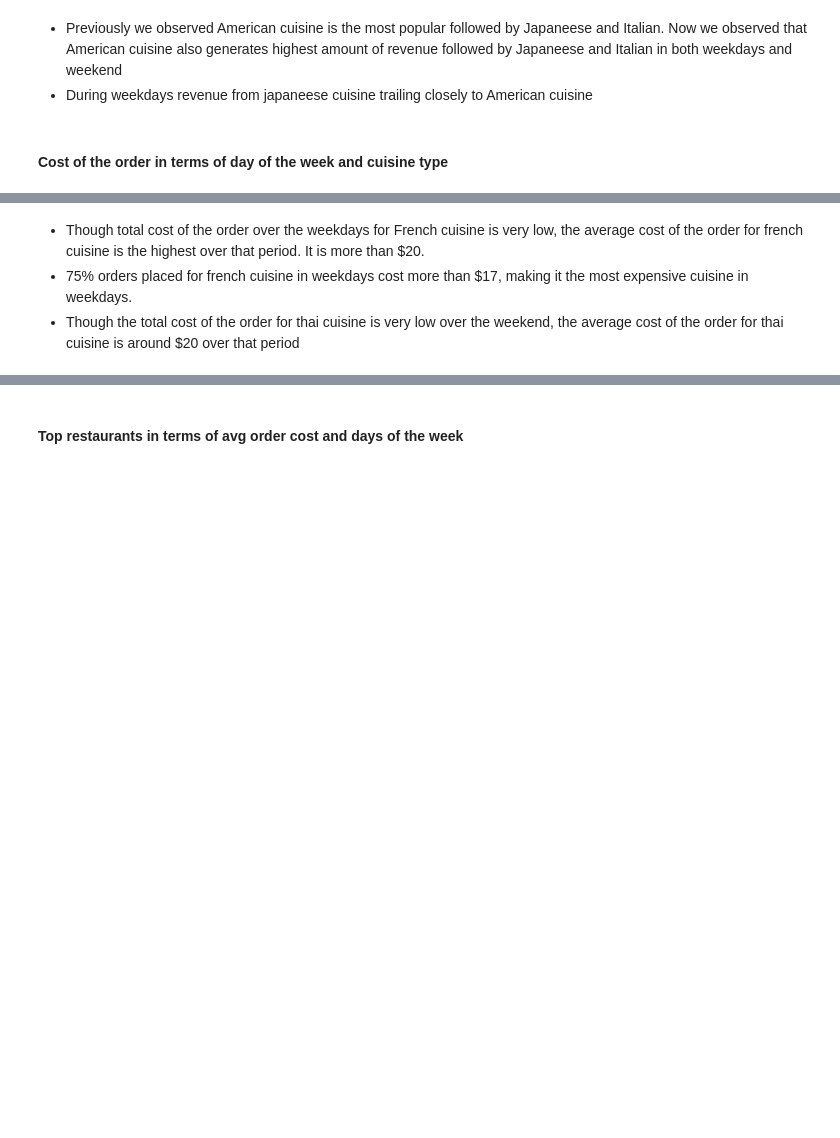
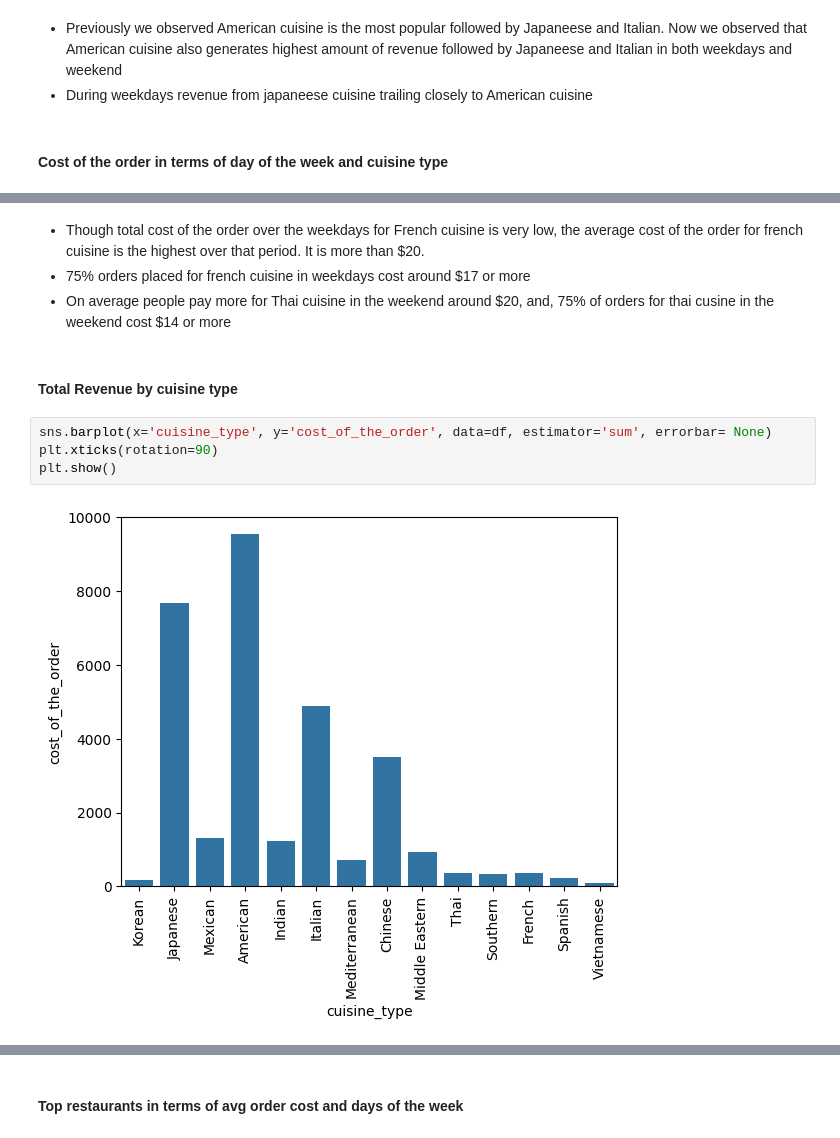
Before and after one commit to sheikhomer/FoodHubDataAnalysis, a Jupyter notebook: Learner_Notebook_Full_Code.ipynb, the cells around one changed output, grey strips where cells are left out. Cells and saved outputs as stored; diff of their text form; blank space fills up the shorter version.

```diff
--- a/Learner_Notebook_Full_Code.ipynb
+++ b/Learner_Notebook_Full_Code.ipynb
@@ -495,5 +500,13 @@ plt.show()
 [figure]
 # %% [markdown]
 * Though total cost of the order over the weekdays for French cuisine is very low, the average cost of the order for french cuisine is the highest over that period. It is more than \$20.
-* 75\% orders placed for french cuisine in weekdays cost more than \$17, making it the most expensive cuisine in weekdays.
-* Though the total cost of the order for thai cuisine is very low over the weekend, the average cost of the order for thai cuisine is around \$20 over that period
+* 75\% orders placed for french cuisine in weekdays cost around \$17 or more
+* On average people pay more for Thai cuisine in the weekend around \$20, and, 75\% of orders for thai cusine in the weekend cost \$14 or more
+# %% [markdown]
+#### Total Revenue by cuisine type
+# %%
+sns.barplot(x='cuisine_type', y='cost_of_the_order', data=df, estimator='sum', errorbar= None)
+plt.xticks(rotation=90)
+plt.show()
+# %% [output]
+[figure, added]
```
Also changed, not shown: parts of 26 cells of this notebook.
